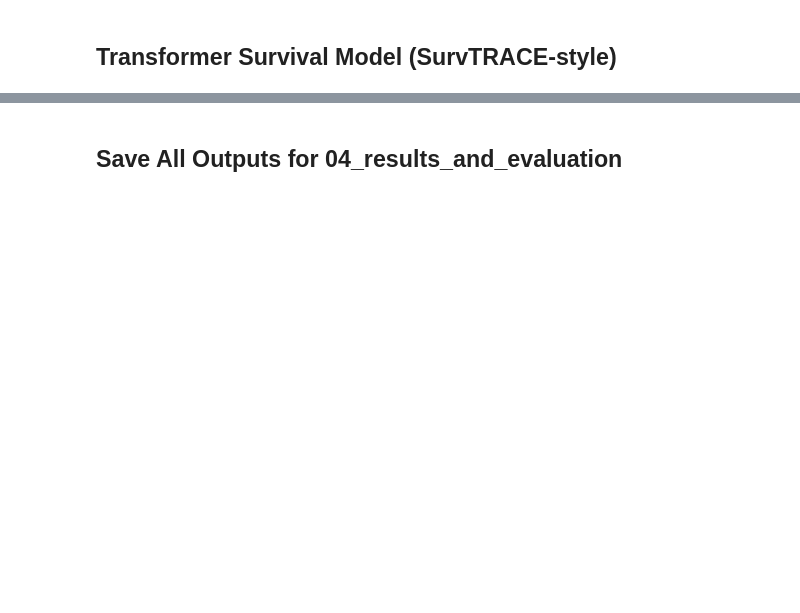
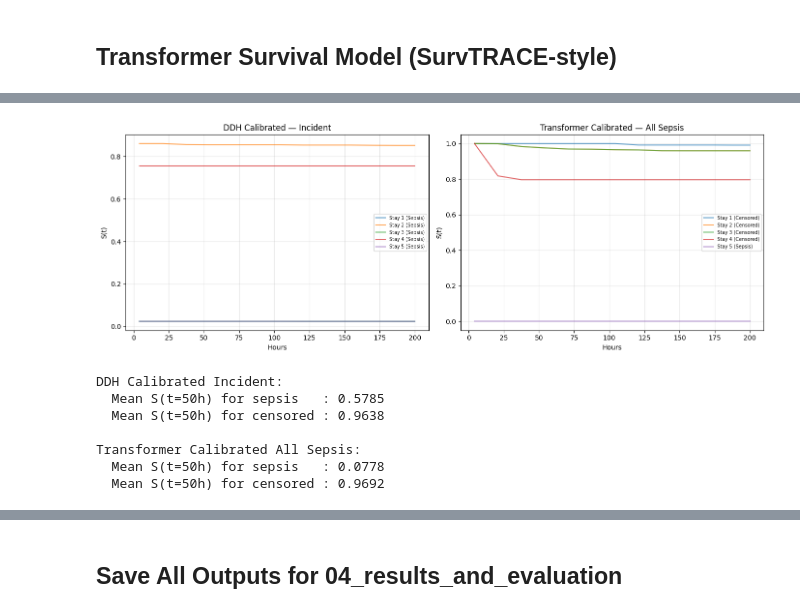
Before and after one commit to hamdikhasawneh/AI-sepsis, a Jupyter notebook: notebooks/03b_survival_modeling12.ipynb, the cells around one changed output, grey strips where cells are left out. Saved outputs shown, nothing was run; the diff lists cells and outputs as text; code cells hidden in the pictures; blank space fills up the shorter version.

```diff
--- a/notebooks/03b_survival_modeling12.ipynb
+++ b/notebooks/03b_survival_modeling12.ipynb
@@ -3919,7 +4297,7 @@ for epoch in range(1, EPOCHS + 1):
     # Train
     tsurv_i.train()
     tot = 0; cnt = 0
-    for xseq, xst, lens, bi, ev, dur in dl_tr_i:
+    for xseq, xst, lens, bi, ev, dur in train_loader_inc:
         xseq, xst, lens = xseq.to(device), xst.to(device), lens.to(device)
         bi, ev = bi.to(device), ev.to(device)
         optimizer_ti.zero_grad()
@@ -3936,7 +4314,7 @@ for epoch in range(1, EPOCHS + 1):
     tsurv_i.eval()
     tot = 0; cnt = 0
     with torch.no_grad():
-        for xseq, xst, lens, bi, ev, dur in dl_v_i:
+        for xseq, xst, lens, bi, ev, dur in val_loader_inc:
             xseq, xst, lens = xseq.to(device), xst.to(device), lens.to(device)
             bi, ev = bi.to(device), ev.to(device)
             pmf  = tsurv_i(xseq, xst, lens)
@@ -3969,7 +4347,7 @@ tsurv_i.load_state_dict(torch.load(
 ))
 
 surv_ti, dur_ti, evt_ti = predict_survival(
-    tsurv_i, dl_te_i, device, time_cuts
+    tsurv_i, test_loader_inc, device, time_cuts
 )
 cindex_t_i = compute_cindex(surv_ti, dur_ti, evt_ti, time_cuts)
 ibs_t_i    = compute_ibs(surv_ti, dur_ti, evt_ti, time_cuts)
@@ -3978,7 +4356,7 @@ print(f"\nTransformer Incident RAW — "
 
 # Calibrate
 surv_tv_i, dur_tv_i, evt_tv_i = predict_survival(
-    tsurv_i, dl_v_i, device, time_cuts
+    tsurv_i, val_loader_inc, device, time_cuts
 )
 cals_ti = {}
 for t_idx in np.arange(0, NUM_BINS, 4):
@@ -4035,7 +4431,7 @@ print("-" * 40)
 for epoch in range(1, EPOCHS + 1):
     tsurv_a.train()
     tot = 0; cnt = 0
-    for xseq, xst, lens, bi, ev, dur in dl_tr_a:
+    for xseq, xst, lens, bi, ev, dur in train_loader_all:
         xseq, xst, lens = xseq.to(device), xst.to(device), lens.to(device)
         bi, ev = bi.to(device), ev.to(device)
         optimizer_ta.zero_grad()
@@ -4051,7 +4447,7 @@ for epoch in range(1, EPOCHS + 1):
     tsurv_a.eval()
     tot = 0; cnt = 0
     with torch.no_grad():
-        for xseq, xst, lens, bi, ev, dur in dl_v_a:
+        for xseq, xst, lens, bi, ev, dur in val_loader_all:
             xseq, xst, lens = xseq.to(device), xst.to(device), lens.to(device)
             bi, ev = bi.to(device), ev.to(device)
             pmf  = tsurv_a(xseq, xst, lens)
@@ -4082,7 +4478,7 @@ tsurv_a.load_state_dict(torch.load(
 ))
 
 surv_ta, dur_ta, evt_ta = predict_survival(
-    tsurv_a, dl_te_a, device, time_cuts
+    tsurv_a, test_loader_all, device, time_cuts
 )
 cindex_t_a = compute_cindex(surv_ta, dur_ta, evt_ta, time_cuts)
 ibs_t_a    = compute_ibs(surv_ta, dur_ta, evt_ta, time_cuts)
@@ -4090,7 +4486,7 @@ print(f"\nTransformer All-Sepsis RAW — "
       f"C-index: {cindex_t_a:.4f}  IBS: {ibs_t_a:.4f}")
 
 surv_tv_a, dur_tv_a, evt_tv_a = predict_survival(
-    tsurv_a, dl_v_a, device, time_cuts
+    tsurv_a, val_loader_all, device, time_cuts
 )
 cals_ta = {}
 for t_idx in np.arange(0, NUM_BINS, 4):
@@ -4141,0 +4573,48 @@ print(f"{'='*70}")
+# %%
+# Sanity check — are calibrated predictions meaningful?
+# Check survival curves for a few patients
+
+fig, axes = plt.subplots(1, 2, figsize=(14, 5))
+
+# DDH calibrated incident
+for i in range(5):
+    label = 'Sepsis' if event_inc[i] == 1 else 'Censored'
+    axes[0].plot(time_cuts, surv_inc_ddh_cal[i],
+                 alpha=0.7, label=f'Stay {i+1} ({label})')
+axes[0].set_title('DDH Calibrated — Incident')
+axes[0].set_xlabel('Hours')
+axes[0].set_ylabel('S(t)')
+axes[0].legend(fontsize=7)
+axes[0].grid(alpha=0.3)
+
+# Transformer calibrated all
+for i in range(5):
+    label = 'Sepsis' if evt_ta[i] == 1 else 'Censored'
+    axes[1].plot(time_cuts, surv_tac[i],
+                 alpha=0.7, label=f'Stay {i+1} ({label})')
+axes[1].set_title('Transformer Calibrated — All Sepsis')
+axes[1].set_xlabel('Hours')
+axes[1].set_ylabel('S(t)')
+axes[1].legend(fontsize=7)
+axes[1].grid(alpha=0.3)
+
+plt.tight_layout()
+plt.show()
+
+# Also check mean survival by event status
+print("DDH Calibrated Incident:")
+print(f"  Mean S(t=50h) for sepsis   : {surv_inc_ddh_cal[event_inc==1, 11].mean():.4f}")
+print(f"  Mean S(t=50h) for censored : {surv_inc_ddh_cal[event_inc==0, 11].mean():.4f}")
+
+print("\nTransformer Calibrated All Sepsis:")
+print(f"  Mean S(t=50h) for sepsis   : {surv_tac[evt_ta==1, 11].mean():.4f}")
+print(f"  Mean S(t=50h) for censored : {surv_tac[evt_ta==0, 11].mean():.4f}")
+# %% [output]
+[figure, added]
+DDH Calibrated Incident:
+  Mean S(t=50h) for sepsis   : 0.5785
+  Mean S(t=50h) for censored : 0.9638
+
+Transformer Calibrated All Sepsis:
+  Mean S(t=50h) for sepsis   : 0.0778
+  Mean S(t=50h) for censored : 0.9692
```
Also changed, not shown: parts of 43 cells of this notebook.
